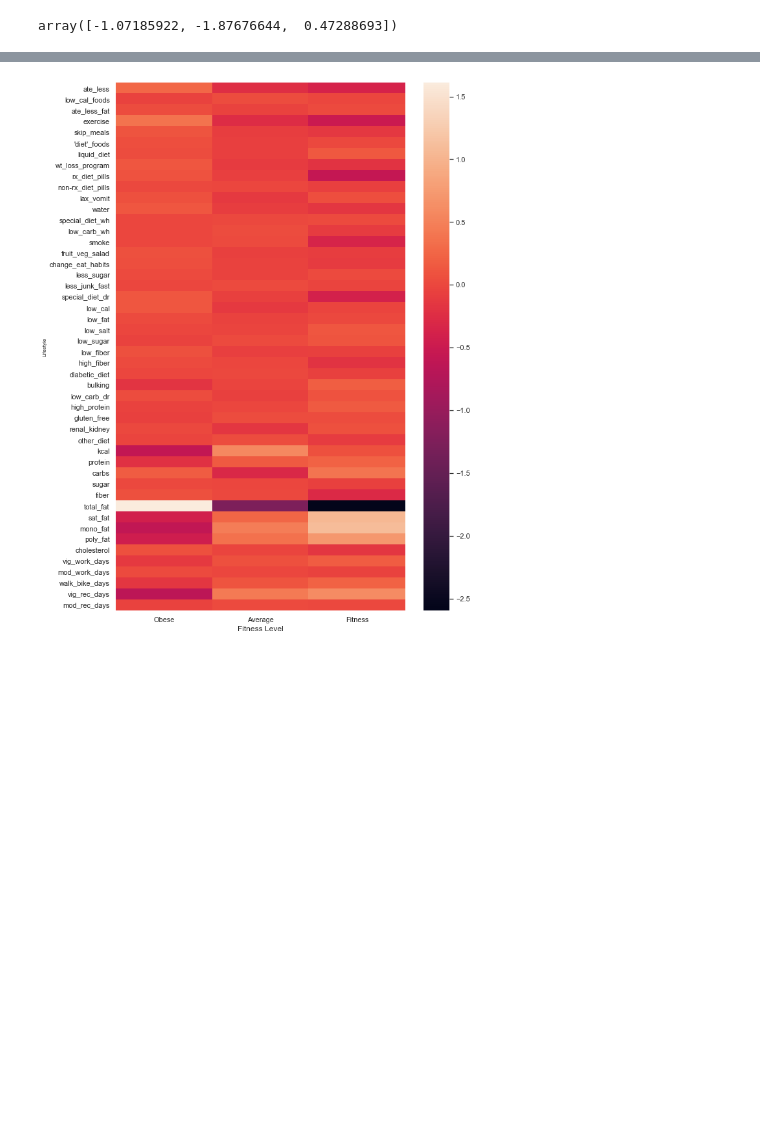
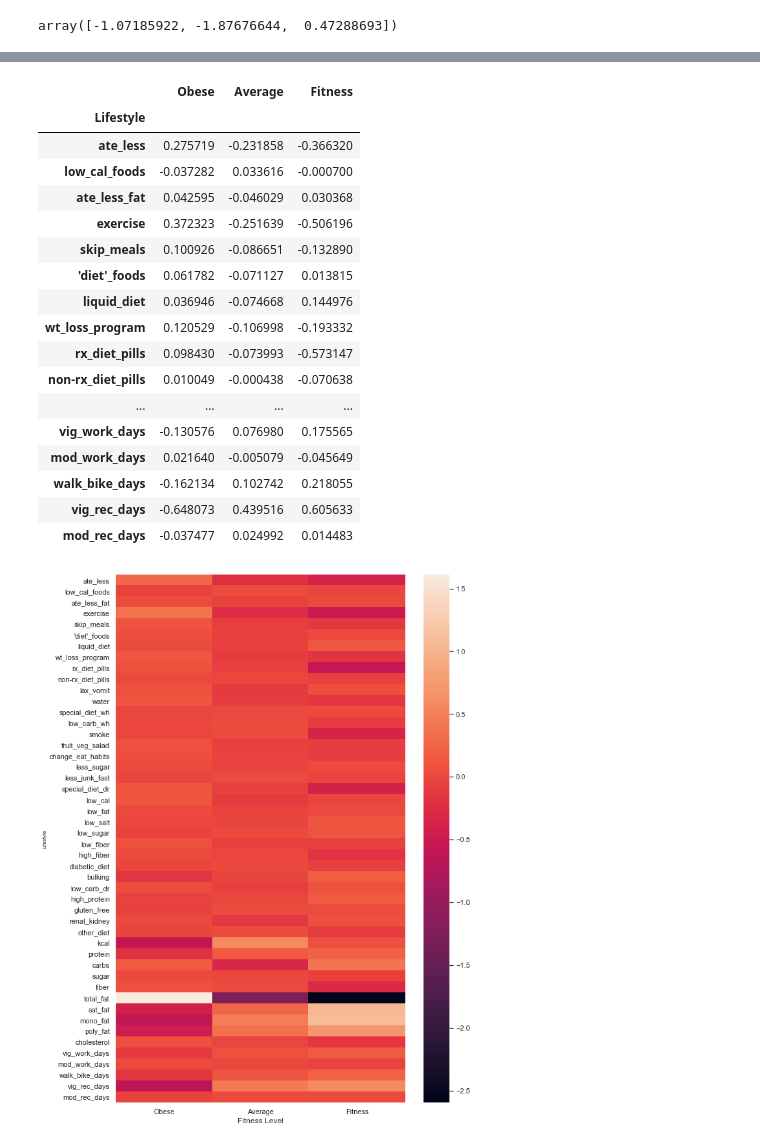
Before and after one commit to mrallenchen/fitness, a Jupyter notebook: Modeling-Top.ipynb, the cells around one changed output, grey strips where cells are left out. Cells and saved outputs as stored; diff of their text form; code cells hidden in the pictures; blank space fills up the shorter version.

```diff
--- a/Modeling-Top.ipynb
+++ b/Modeling-Top.ipynb
@@ -394,3 +394,24 @@ coef_df.sort_values('Fitness')
+# %%
+coef_df
+# %% [output]
+|  | Obese | Average | Fitness |
+| Lifestyle |  |  |  |
+| ate_less | 0.275719 | -0.231858 | -0.366320 |
+| low_cal_foods | -0.037282 | 0.033616 | -0.000700 |
+| ate_less_fat | 0.042595 | -0.046029 | 0.030368 |
+| exercise | 0.372323 | -0.251639 | -0.506196 |
+| skip_meals | 0.100926 | -0.086651 | -0.132890 |
+| 'diet'_foods | 0.061782 | -0.071127 | 0.013815 |
+| liquid_diet | 0.036946 | -0.074668 | 0.144976 |
+| wt_loss_program | 0.120529 | -0.106998 | -0.193332 |
+| rx_diet_pills | 0.098430 | -0.073993 | -0.573147 |
+| non-rx_diet_pills | 0.010049 | -0.000438 | -0.070638 |
+| ... | ... | ... | ... |
+| vig_work_days | -0.130576 | 0.076980 | 0.175565 |
+| mod_work_days | 0.021640 | -0.005079 | -0.045649 |
+| walk_bike_days | -0.162134 | 0.102742 | 0.218055 |
+| vig_rec_days | -0.648073 | 0.439516 | 0.605633 |
+| mod_rec_days | -0.037477 | 0.024992 | 0.014483 |
 # %%
 fig, ax = plt.subplots(figsize=(10,15))
 x= sns.heatmap(coef_df)
```
Also changed, not shown: parts of 20 cells of this notebook.
